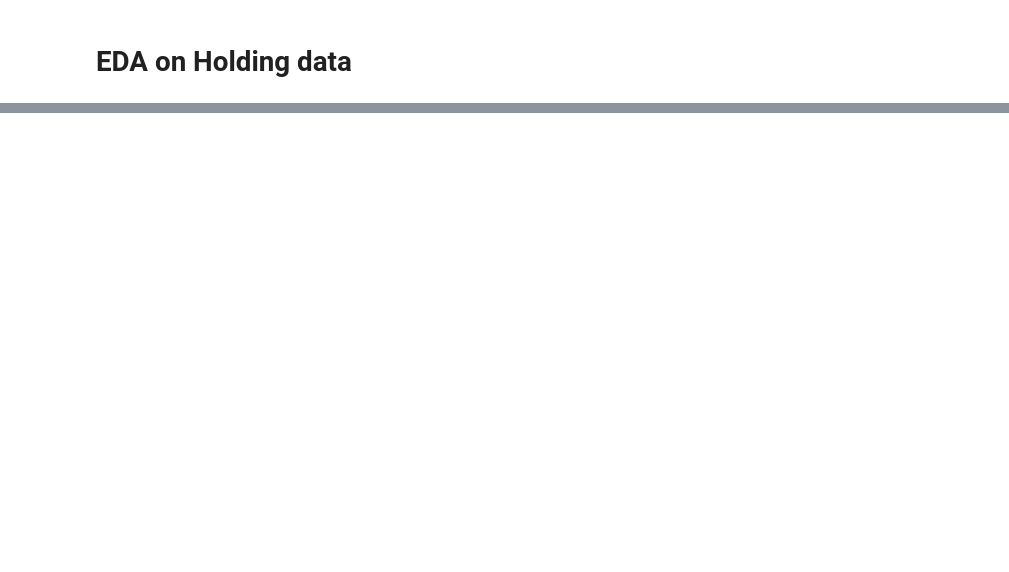
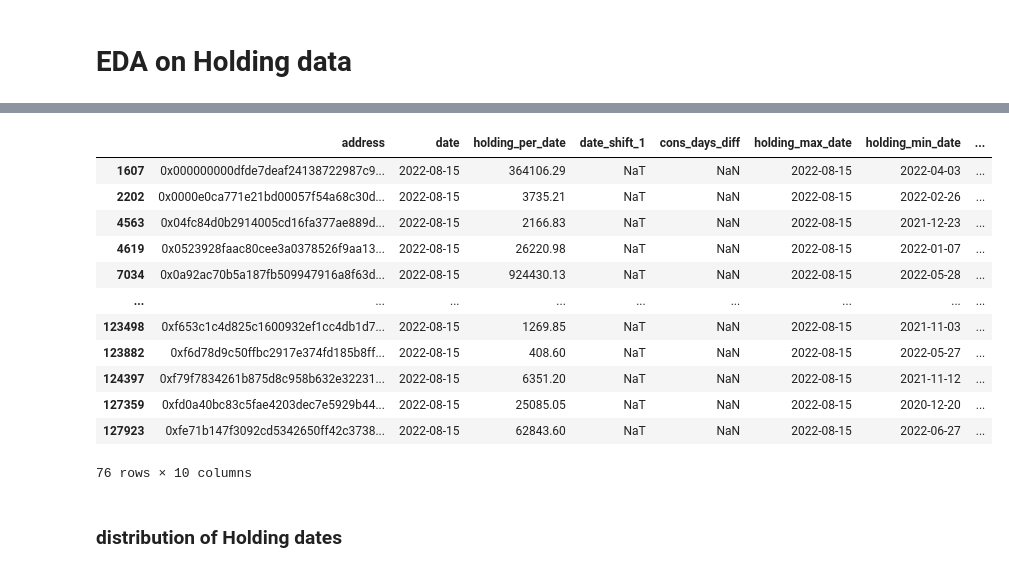
Before and after one commit to rijulizer/FRAX-Finance-Analysis, a Jupyter notebook: data_analysis/frax_hist_holding_transactoions.ipynb, the cells around one changed output, grey strips where cells are left out. Saved outputs shown, nothing was run; the diff lists cells and outputs as text; code cells hidden in the pictures; blank space fills up the shorter version.

```diff
--- a/data_analysis/frax_hist_holding_transactoions.ipynb
+++ b/data_analysis/frax_hist_holding_transactoions.ipynb
@@ -38,0 +50,9 @@ pdf_holding.head()
+# %%
+# create a column 'contract' that has the binary values contract/wallet
+# (This information is not 100% valid as many contracts are not with etherscanner.io)
+pdf_address_name['contract'] = np.where(pdf_address_name['name'].isna(), 'wallet','contract')
+# special ETH address
+ether_spl_address = ['0x0000000000000000000000000000000000000000',
+                    '0x0000000000000000000000000000000000000001',
+                    '0x000000000000000000000000000000000000dead']
+pdf_address_name['contract'] = np.where(pdf_address_name['address'].isin(ether_spl_address), 'contract', pdf_address_name['contract'])
@@ -42,0 +222,31 @@ pdf_holdingit
+# %%
+# the case where the holding is >50 after the max holding date
+# in this case max holding date should be the download_date as the user still holding the data
+
+# pdf_holding_max_date['holding_max_date_2'] = np.where((pdf_holding_max_date['date'] == pdf_holding_max_date['holding_max_date'])
+#          & (pdf_holding_max_date['holding_per_date']>50),
+#          '2022-08-15', str(pdf_holding_max_date['holding_max_date']))
+
+# replace the max holding date
+pdf_holding_max_date.loc[(pdf_holding_max_date['date'] == pdf_holding_max_date['holding_max_date'])
+         & (pdf_holding_max_date['holding_per_date']>50),'holding_max_date'] = datetime.strptime('2022-08-15', '%Y-%m-%d')
+
+# calculate the span again
+pdf_holding_max_date['holding_span']  = (pdf_holding_max_date['holding_max_date'] - pdf_holding_max_date['holding_min_date']).dt.days
+# %%
+pdf_holding_max_date[(pdf_holding_max_date['date'] == pdf_holding_max_date['holding_max_date']) & (pdf_holding_max_date['holding_per_date']>50)]
+# 76 rows × 10 columns Number of rows reduced OK Tested
+# %% [output]
+|  | address | date | holding_per_date | date_shift_1 | cons_days_diff | holding_max_date | holding_min_date | ... |
+| 1607 | 0x000000000dfde7deaf24138722987c9... | 2022-08-15 | 364106.29 | NaT | NaN | 2022-08-15 | 2022-04-03 | ... |
+| 2202 | 0x0000e0ca771e21bd00057f54a68c30d... | 2022-08-15 | 3735.21 | NaT | NaN | 2022-08-15 | 2022-02-26 | ... |
+| 4563 | 0x04fc84d0b2914005cd16fa377ae889d... | 2022-08-15 | 2166.83 | NaT | NaN | 2022-08-15 | 2021-12-23 | ... |
+| 4619 | 0x0523928faac80cee3a0378526f9aa13... | 2022-08-15 | 26220.98 | NaT | NaN | 2022-08-15 | 2022-01-07 | ... |
+| 7034 | 0x0a92ac70b5a187fb509947916a8f63d... | 2022-08-15 | 924430.13 | NaT | NaN | 2022-08-15 | 2022-05-28 | ... |
+| ... | ... | ... | ... | ... | ... | ... | ... | ... |
+| 123498 | 0xf653c1c4d825c1600932ef1cc4db1d7... | 2022-08-15 | 1269.85 | NaT | NaN | 2022-08-15 | 2021-11-03 | ... |
+| 123882 | 0xf6d78d9c50ffbc2917e374fd185b8ff... | 2022-08-15 | 408.60 | NaT | NaN | 2022-08-15 | 2022-05-27 | ... |
+| 124397 | 0xf79f7834261b875d8c958b632e32231... | 2022-08-15 | 6351.20 | NaT | NaN | 2022-08-15 | 2021-11-12 | ... |
+| 127359 | 0xfd0a40bc83c5fae4203dec7e5929b44... | 2022-08-15 | 25085.05 | NaT | NaN | 2022-08-15 | 2020-12-20 | ... |
+| 127923 | 0xfe71b147f3092cd5342650ff42c3738... | 2022-08-15 | 62843.60 | NaT | NaN | 2022-08-15 | 2022-06-27 | ... |
+76 rows × 10 columns
@@ -42,0 +257,2 @@ pdf_holdingit
+# %% [markdown]
+### distribution of Holding dates
```
Also changed, not shown: parts of 39 cells of this notebook, 1 other file.
